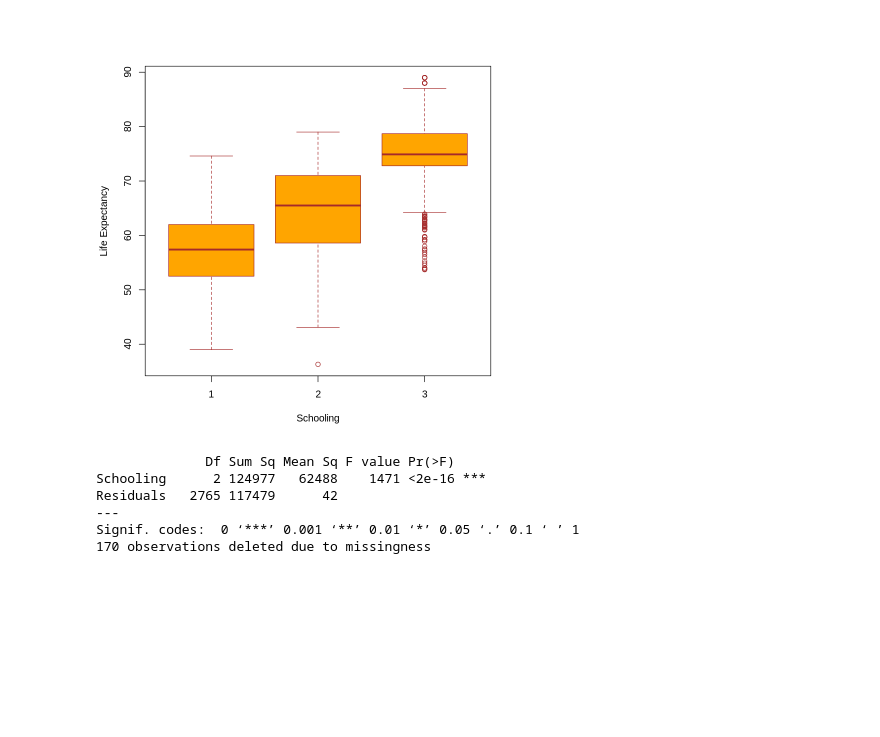
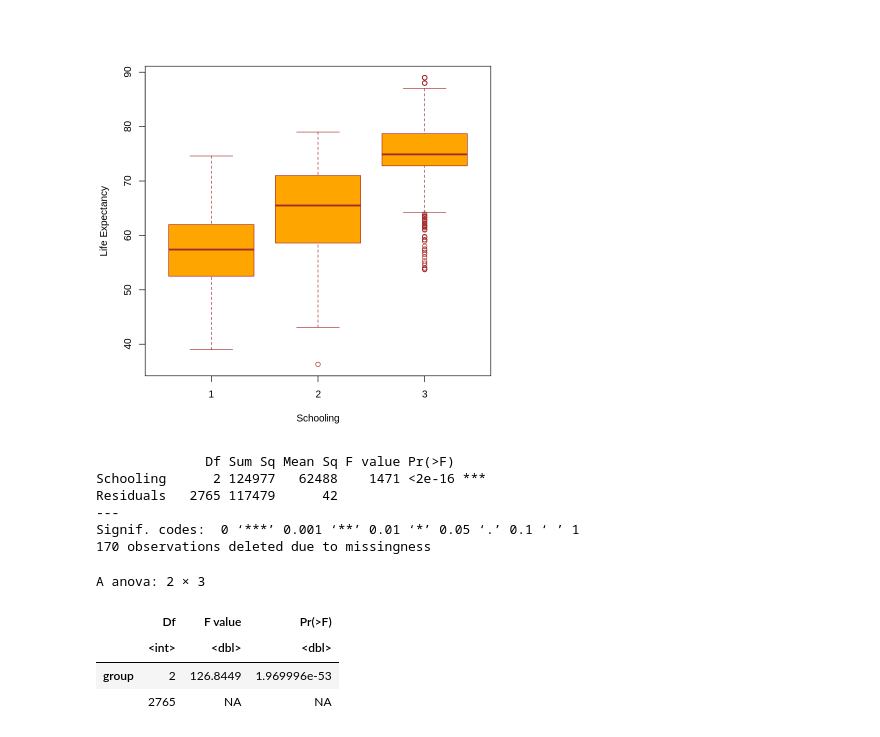
Before and after one commit to GeorgeM2000/Life-Expectancy-Analysis, a Jupyter notebook: Life_Expectancy_Analysis.ipynb, the cells around one changed output. Cells and saved outputs as stored; diff of their text form; code cells hidden in the pictures; blank space fills up the shorter version.

```diff
--- a/Life_Expectancy_Analysis.ipynb
+++ b/Life_Expectancy_Analysis.ipynb
@@ -403,3 +403,13 @@ Residuals   2765 117479      42
 ---
 Signif. codes:  0 ‘***’ 0.001 ‘**’ 0.01 ‘*’ 0.05 ‘.’ 0.1 ‘ ’ 1
 170 observations deleted due to missingness
+# %%
+leveneTest(`Life Expectancy` ~ Schooling,
+            center=mean,
+            data = le)
+# %% [output]
+A anova: 2 × 3
+|  | Df | F value | Pr(>F) |
+|  | <int> | <dbl> | <dbl> |
+| group | 2 | 126.8449 | 1.969996e-53 |
+|  | 2765 | NA | NA |
```
Also changed, not shown: parts of 11 cells of this notebook.
